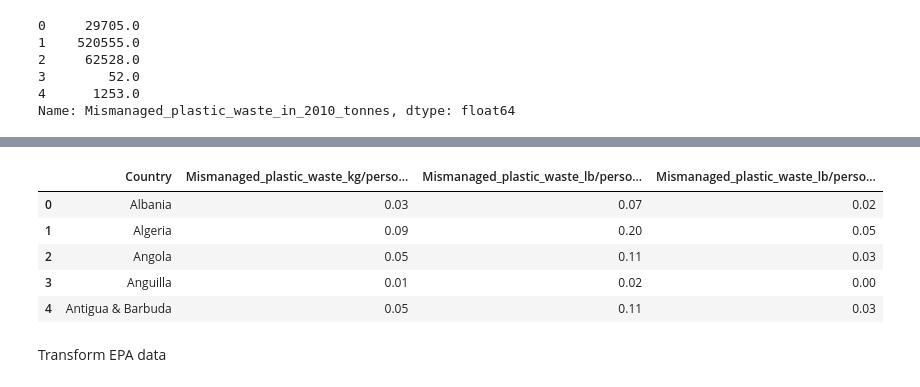
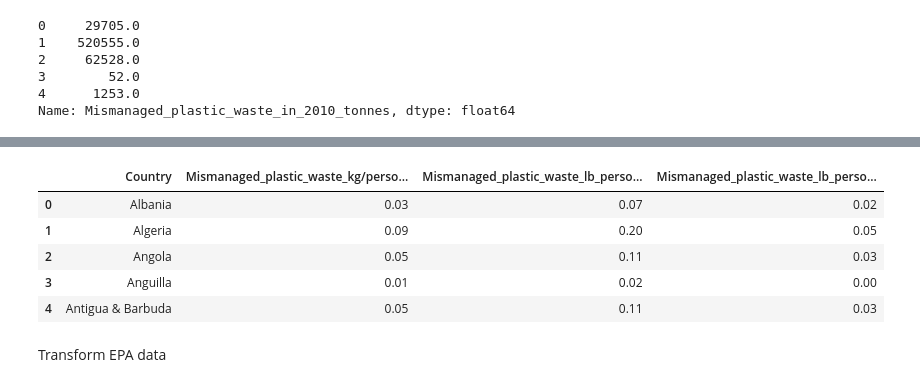
Before and after one commit to lsunl/plastic-pollution-project, a Jupyter notebook: FlaskApp/resources/Project3-Plastics_ETL-V2.ipynb, the cells around one changed output, grey strips where cells are left out. Saved outputs shown, nothing was run; the diff lists cells and outputs as text; code cells hidden in the pictures.

```diff
--- a/FlaskApp/resources/Project3-Plastics_ETL-V2.ipynb
+++ b/FlaskApp/resources/Project3-Plastics_ETL-V2.ipynb
@@ -49,7 +49,10 @@ scienceJournal_plasticData=scienceJournal_plasticData.dropna()
 global_plastic_df=scienceJournal_plasticData
 
 #Rename columns
-global_plastic_df=global_plastic_df.rename(columns = {"Waste_generation_kg/day": "All_Waste_Generated_kg/day"})
+global_plastic_df=global_plastic_df.rename(columns = {"Waste_generation_kg/day": "All_Waste_Generated_kg/day",
+                                                     "%_Plastic_in_waste_stream":"Per_Plastic_in_waste_stream",
+                                                     "%_Inadequately_managed_waste": "Per_Inadequately_managed_waste",
+                                                     "%_Littered_waste": "Per_Littered_waste"})
 
 global_plastic_df.head()
 # %% [output]
@@ -71,6 +74,6 @@ global_plastic_df["Mismanaged_plastic_waste_in_2010_tonnes"].head()
 Name: Mismanaged_plastic_waste_in_2010_tonnes, dtype: float64
 # %%
 #Add % of change from 2010 to 2025 for Mismanaged Waste
-global_plastic_df["%_Change_2010_to_2025"]=(global_plastic_df["Mismanaged_plastic_waste_in_2025_tonnes"]-global_plastic_df["Mismanaged_plastic_waste_in_2010_tonnes"])/global_plastic_df["Mismanaged_plastic_waste_in_2010_tonnes"]
+global_plastic_df["Per_Change_2010_to_2025"]=(global_plastic_df["Mismanaged_plastic_waste_in_2025_tonnes"]-global_plastic_df["Mismanaged_plastic_waste_in_2010_tonnes"])/global_plastic_df["Mismanaged_plastic_waste_in_2010_tonnes"]
 global_plastic_df.head()
 # %% [output]
@@ -170,18 +186,19 @@ mismanaged_2010_to_2025=global_plastic_df[["Country","Mismanaged_plastic_waste_i
 # %%
 #6th Schema per person impact
 #1 kg = 2.20462
 #plastic to ocean = .25
 mismanaged_plastic_pperson=global_plastic_df[["Country","Mismanaged_plastic_waste_kg/person/day"]]
 mismanaged_plastic_pperson=pd.DataFrame(mismanaged_plastic_pperson)
 
 mismanaged_plastic_pperson_lb=round(mismanaged_plastic_pperson["Mismanaged_plastic_waste_kg/person/day"].astype("float")*2.20462,2)
 mismanaged_plastic_pperson_lb_ocean=round(mismanaged_plastic_pperson_lb*.25,2)
 
 mismanaged_plastic_pperson["Mismanaged_plastic_waste_lb/person/day"]=mismanaged_plastic_pperson_lb
 mismanaged_plastic_pperson["Mismanaged_plastic_waste_lb/person/day_to_ocean"]=mismanaged_plastic_pperson_lb_ocean
-mismanaged_plastic_pperson.head()
+mismanaged_plastic_pperson.rename(columns = {"Mismanaged_plastic_waste_lb/person/day":"Mismanaged_plastic_waste_lb_person_day",
+                                             "Mismanaged_plastic_waste_lb/person/day_to_ocean":"Mismanaged_plastic_waste_lb_person_day_to_ocean"}).head()
 # %% [output]
-|  | Country | Mismanaged_plastic_waste_kg/perso... | Mismanaged_plastic_waste_lb/perso... | Mismanaged_plastic_waste_lb/perso... |
+|  | Country | Mismanaged_plastic_waste_kg/perso... | Mismanaged_plastic_waste_lb_perso... | Mismanaged_plastic_waste_lb_perso... |
 | 0 | Albania | 0.03 | 0.07 | 0.02 |
 | 1 | Algeria | 0.09 | 0.20 | 0.05 |
 | 2 | Angola | 0.05 | 0.11 | 0.03 |
```
Also changed, not shown: parts of 10 cells of this notebook.
